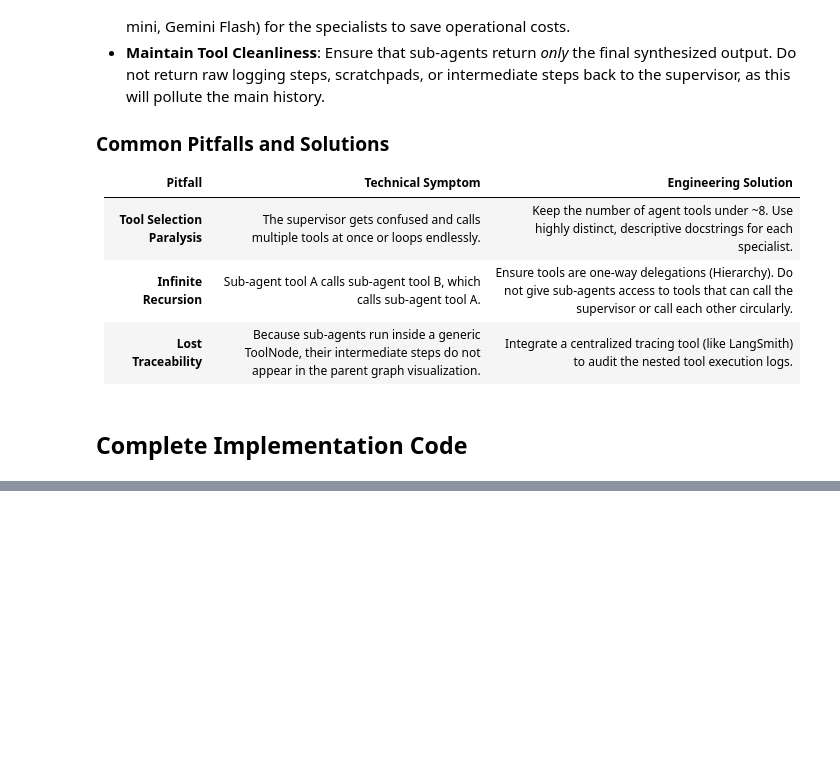
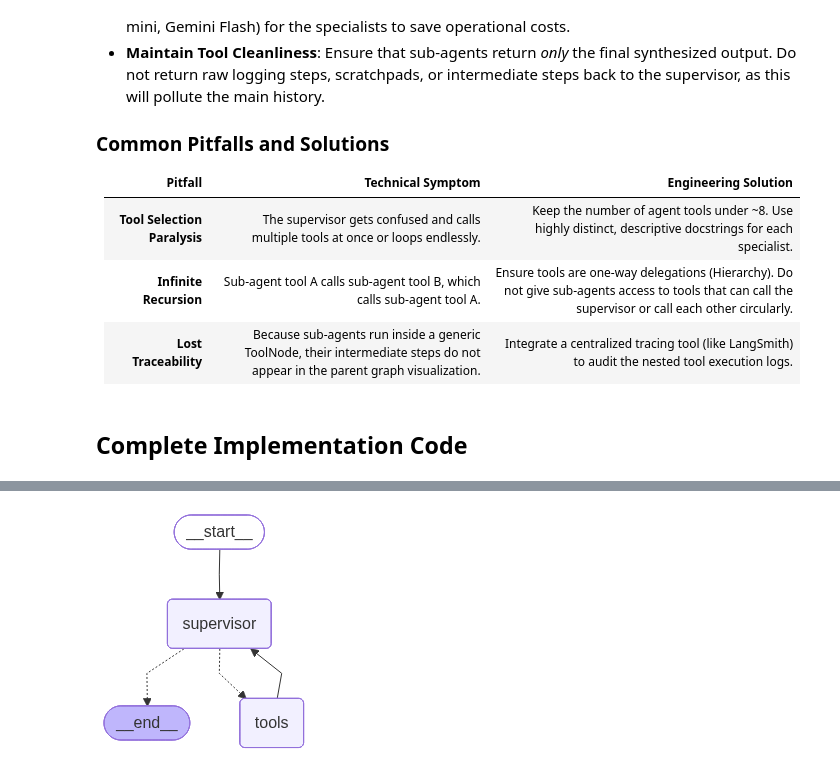
Before and after one commit to Asim-Shah-web/Agentic-Design-Patterns, a Jupyter notebook: Pattern#09 Supervisor-As-Tools Multi-agent-system/Supervisor_As_Tools_Pattern.ipynb, the cells around one changed output, grey strips where cells are left out. Cells and saved outputs as stored; diff of their text form; code cells hidden in the pictures; blank space fills up the shorter version.

Commit message:
supervisor as tools pattern updated

```diff
--- a/Pattern#09 Supervisor-As-Tools Multi-agent-system/Supervisor_As_Tools_Pattern.ipynb
+++ b/Pattern#09 Supervisor-As-Tools Multi-agent-system/Supervisor_As_Tools_Pattern.ipynb
@@ -445,0 +210,11 @@ if __name__ == "__main__":
+# %%
+
+# Bind models
+# The Supervisor uses a capable, reasoning model (GPT-4o)
+supervisor_model =  ChatGroq(model='llama-3.3-70b-versatile', temperature=0)
+
+# Specialists use a faster, cost-efficient model (GPT-4o-mini)
+specialist_model = ChatGroq(model='llama-3.1-8b-instant', temperature=0)
+
+# Initialize Search Tool
+search_tool = TavilySearchResults(max_results=3)
@@ -445,0 +354,33 @@ if __name__ == "__main__":
+# %%
+
+# ==============================================================================
+# Step 6: Build and Compile the Graph
+# ==============================================================================
+
+builder = StateGraph(SupervisorState)
+
+# Add Nodes
+builder.add_node("supervisor", supervisor_agent)
+builder.add_node("tools", tool_node)
+
+# Add Edges
+builder.add_edge(START, "supervisor")
+
+# Conditional edge after supervisor node execution
+builder.add_conditional_edges(
+    "supervisor",
+    should_continue,
+    {
+        "tools": "tools",
+        END: END
+    }
+)
+
+# After running tools, always loop back to the supervisor
+builder.add_edge("tools", "supervisor")
+
+# Compile
+workflow = builder.compile()
+workflow
+# %% [output]
+[figure, added]
```
Also changed, not shown: parts of 9 cells of this notebook.
